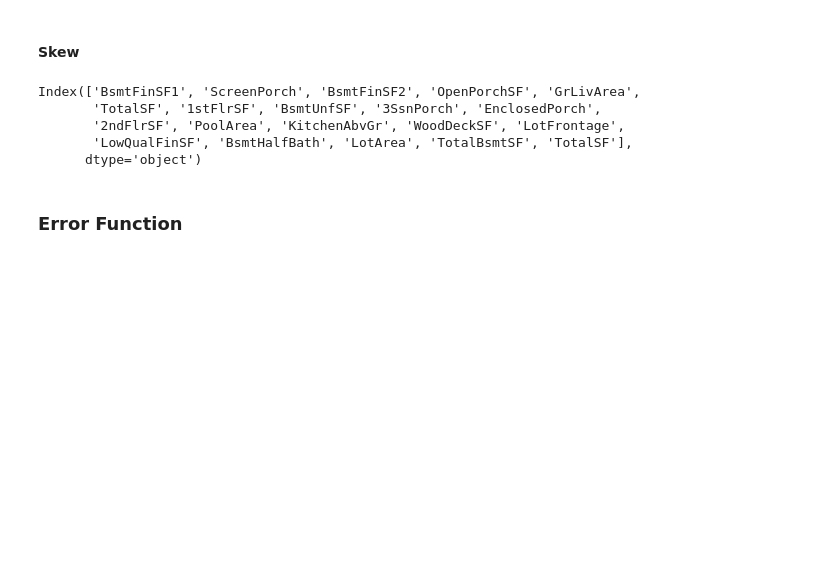
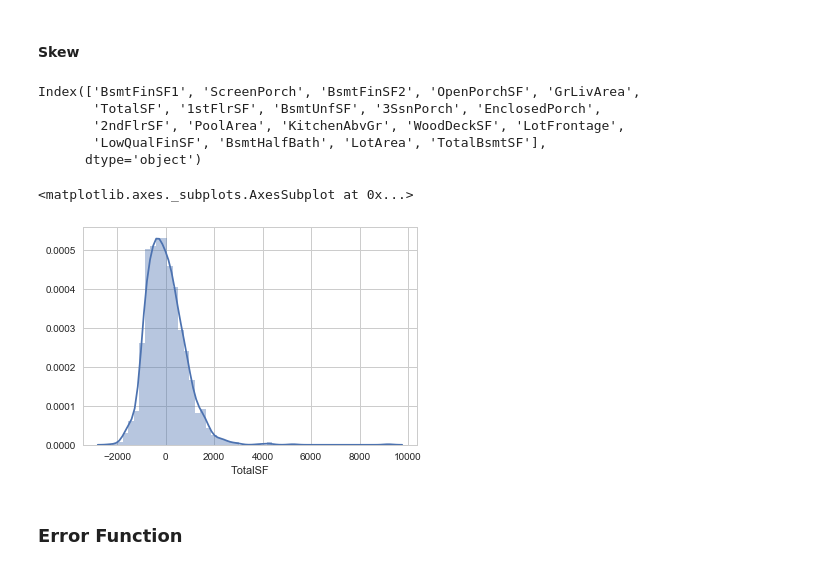
Before and after one commit to kkchuchu/kkchuchu.mushroom, a Jupyter notebook: kaggle/hp/House Prices- Advanced Regression Techniques.ipynb, the cells around one changed output. Drawn from its saved outputs; the diff is of its cells as text; code cells hidden in the pictures; blank space fills up the shorter version.

Commit message:
try skew

```diff
--- a/kaggle/hp/House Prices- Advanced Regression Techniques.ipynb
+++ b/kaggle/hp/House Prices- Advanced Regression Techniques.ipynb
@@ -208,19 +204,21 @@ sns.regplot(x="TotalSF", y="SalePrice", data=dr)
 #### Skew
 # %%
 from scipy.stats import skew
+from scipy.special import boxcox1p
 
-def do_skew(df, c_numeric):
-    skewed = df[c_numeric].apply(lambda x: skew(x.dropna().astype(float)))
-    skewed = skewed[skewed > 0.75]
-    skewed = skewed.index
-    return skewed
+skewed = dr[c_num].apply(lambda x: skew(x.dropna().astype(float)))
+skewed = skewed[skewed > 0.75]
+skewed = skewed.index
 
-do_skew(dr, c_num + ['TotalSF'])
-# train_df_munged[skewed] = np.log1p(train_df_munged[skewed])
-# test_df_munged[skewed] = np.log1p(test_df_munged[skewed])
+skewed
 # %% [output]
 Index(['BsmtFinSF1', 'ScreenPorch', 'BsmtFinSF2', 'OpenPorchSF', 'GrLivArea',
        'TotalSF', '1stFlrSF', 'BsmtUnfSF', '3SsnPorch', 'EnclosedPorch',
        '2ndFlrSF', 'PoolArea', 'KitchenAbvGr', 'WoodDeckSF', 'LotFrontage',
-       'LowQualFinSF', 'BsmtHalfBath', 'LotArea', 'TotalBsmtSF', 'TotalSF'],
+       'LowQualFinSF', 'BsmtHalfBath', 'LotArea', 'TotalBsmtSF'],
       dtype='object')
+# %%
+sns.distplot(dr['TotalSF'] - dr['TotalSF'].mean())
+# %% [output]
+<matplotlib.axes._subplots.AxesSubplot at 0x...>
+[figure, added]
```
Also changed, not shown: parts of 5 cells of this notebook.
